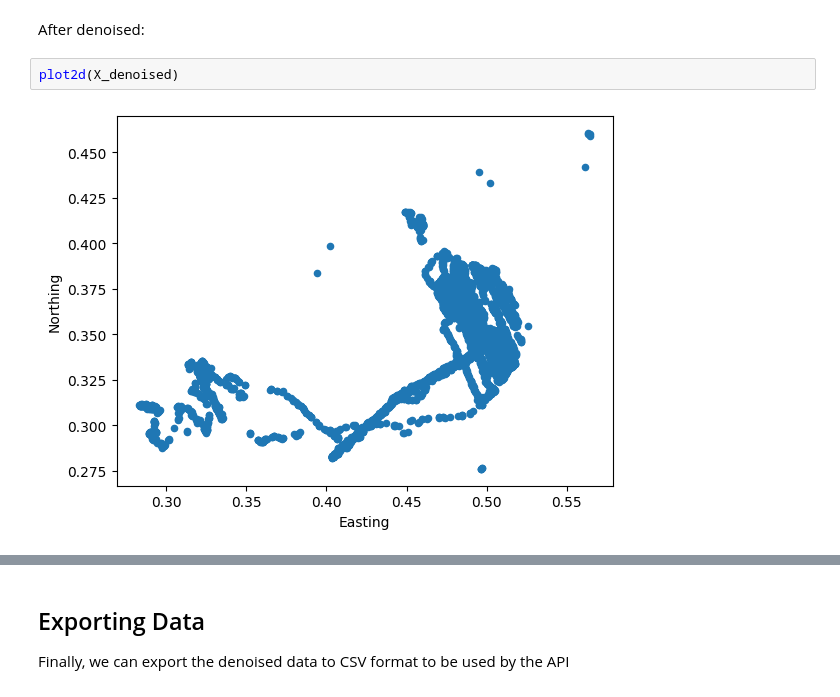
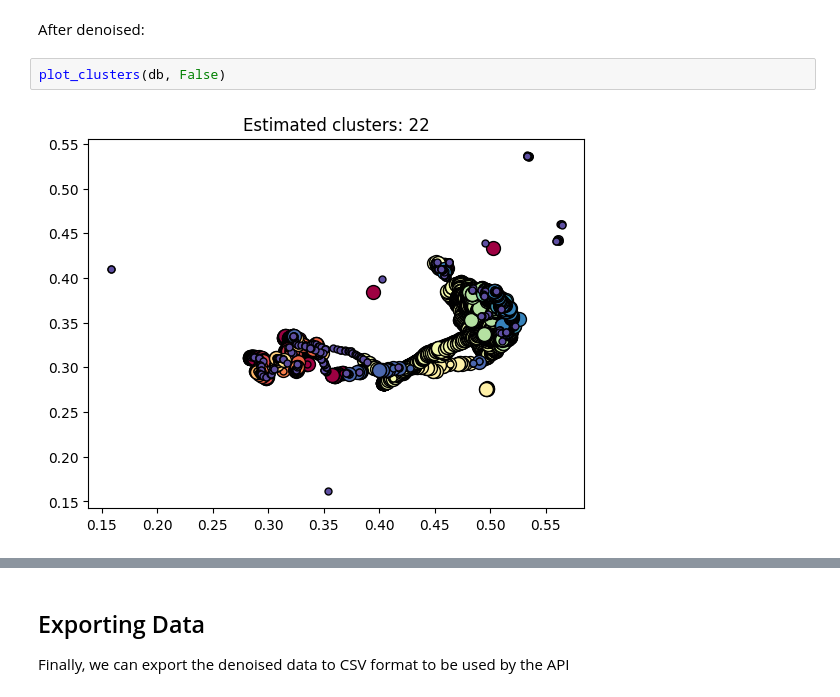
Before and after one commit to daveg1/Honours-Clustering-Telemetry, a Jupyter notebook: Python/dbscan_eval.ipynb, the cells around one changed output, grey strips where cells are left out. Drawn from its saved outputs; the diff is of its cells as text.

```diff
--- a/Python/dbscan_eval.ipynb
+++ b/Python/dbscan_eval.ipynb
@@ -179,6 +297,6 @@ plot_clusters(db)
 # %% [markdown]
 After denoised:
-# %%
-plot2d(X_denoised)
-# %% [output]
-[figure, removed]
+# %%
+plot_clusters(db, False)
+# %% [output]
+[figure, added]
```
Also changed, not shown: parts of 26 cells of this notebook.
